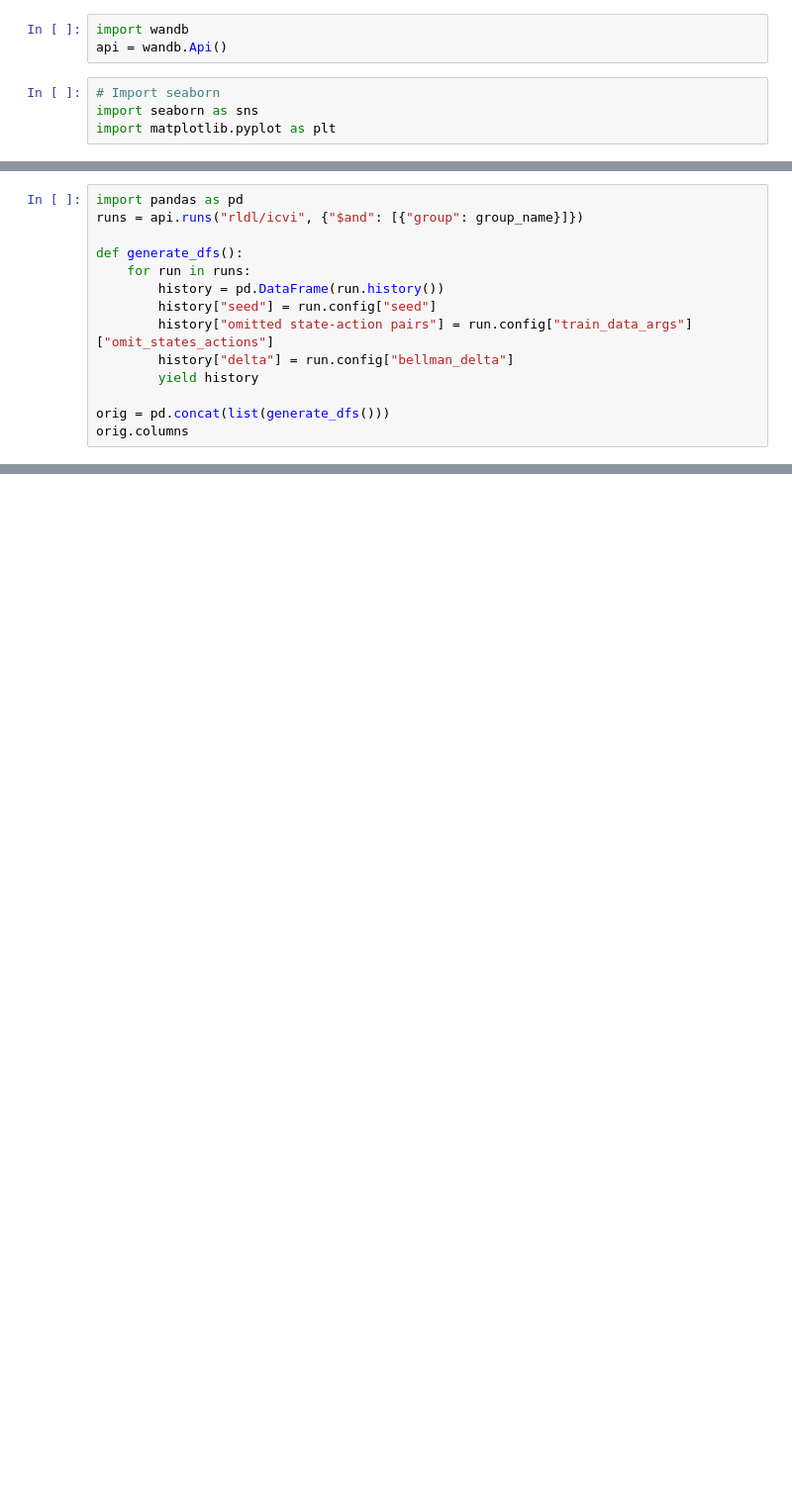
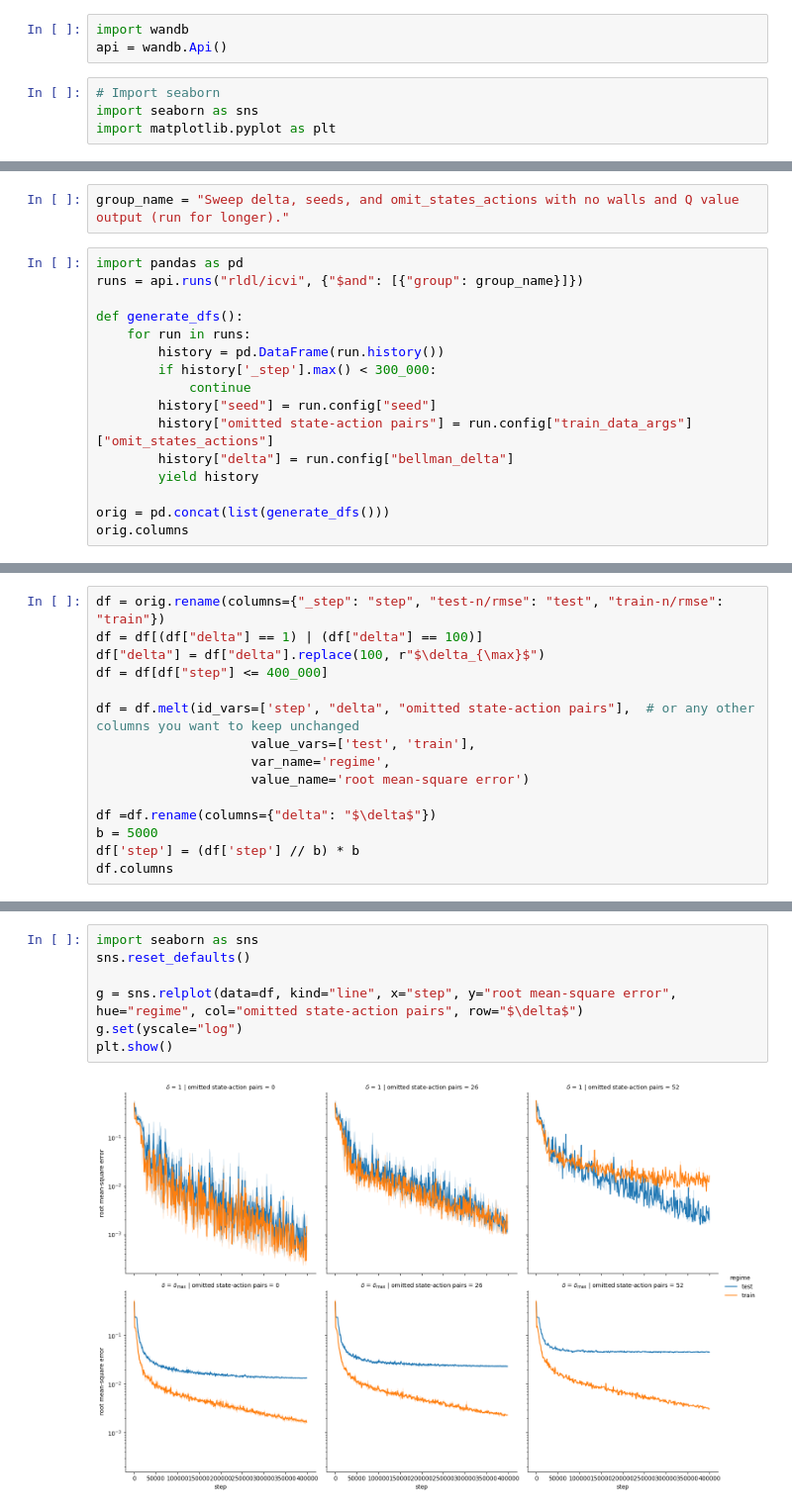
Before and after one commit to ethanabrooks/dissertation, a Jupyter notebook: figures/bellman-update-networks/grid-world.ipynb, the cells around one changed output, grey strips where cells are left out. Shown: that part at 99% size. Saved outputs shown, nothing was run; the diff lists cells and outputs as text; blank space fills up the shorter version.

Commit message:
add binning to grid-world graphs

```diff
--- a/figures/bellman-update-networks/grid-world.ipynb
+++ b/figures/bellman-update-networks/grid-world.ipynb
@@ -10,3 +8,5 @@ group_name = "Sweep bellman_delta and omit states/actions with no walls on new c
+# %%
+group_name = "Sweep delta, seeds, and omit_states_actions with no walls and Q value output (run for longer)."
 # %%
 import pandas as pd
 runs = api.runs("rldl/icvi", {"$and": [{"group": group_name}]})
@@ -14,6 +14,8 @@ runs = api.runs("rldl/icvi", {"$and": [{"group": group_name}]})
 def generate_dfs():
     for run in runs:
         history = pd.DataFrame(run.history())
+        if history['_step'].max() < 300_000:
+            continue
         history["seed"] = run.config["seed"]
         history["omitted state-action pairs"] = run.config["train_data_args"]["omit_states_actions"]
         history["delta"] = run.config["bellman_delta"]
@@ -41,0 +62,15 @@ Index(['seed', 'omitted state-action pairs', 'delta', 'save_count',
+# %%
+df = orig.rename(columns={"_step": "step", "test-n/rmse": "test", "train-n/rmse": "train"})
+df = df[(df["delta"] == 1) | (df["delta"] == 100)]
+df["delta"] = df["delta"].replace(100, r"$\delta_{\max}$")
+df = df[df["step"] <= 400_000]
+
+df = df.melt(id_vars=['step', "delta", "omitted state-action pairs"],  # or any other columns you want to keep unchanged
+                    value_vars=['test', 'train'],
+                    var_name='regime',
+                    value_name='root mean-square error')
+
+df =df.rename(columns={"delta": "$\delta$"})
+b = 5000
+df['step'] = (df['step'] // b) * b
+df.columns
@@ -42,3 +86,12 @@ Index(['seed', 'omitted state-action pairs', 'delta', 'save_count',
+# %%
+import seaborn as sns
+sns.reset_defaults()
+
+g = sns.relplot(data=df, kind="line", x="step", y="root mean-square error", hue="regime", col="omitted state-action pairs", row="$\delta$")
+g.set(yscale="log")
+plt.show()
+# %% [output]
+[figure, added]
 # %%
 df = orig.rename(columns={"_step": "step", "test-n/regret": "regret"})
 # df = df[(df["delta"] == 1) | (df["delta"] == 100)]
```
Also changed, not shown: parts of 8 cells of this notebook, 3 other files.
